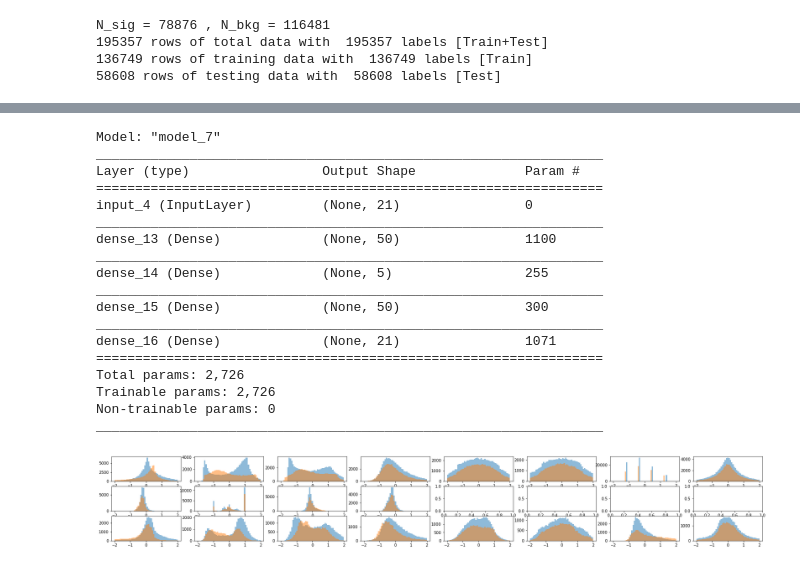
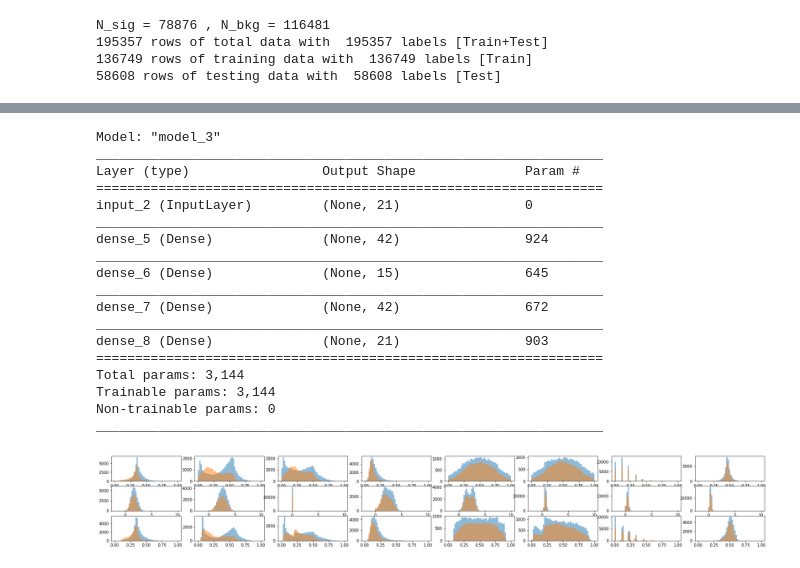
Before and after one commit to neu-physics/anomalyDetection, a Jupyter notebook: autoEncoder/autoEncoder_dihiggsReconstructed.ipynb, the cells around one changed output, grey strips where cells are left out. Cells and saved outputs as stored; diff of their text form; code cells hidden in the pictures.

```diff
--- a/autoEncoder/autoEncoder_dihiggsReconstructed.ipynb
+++ b/autoEncoder/autoEncoder_dihiggsReconstructed.ipynb
@@ -53,7 +60,9 @@ data_train, data_test, labels_train, labels_test = makeTestTrainSamplesWithUserV
 #                                                                             variables, testingFraction)
 
 # ** C. Apply normalization to make 0mean/1sigma data inputs
-sc = StandardScaler()
+#sc = StandarScaler()
+
+sc = MinMaxScaler()
 data_train__norm = sc.fit_transform(data_train)
 data_test__norm = sc.fit_transform(data_test)
 
@@ -67,6 +76,8 @@ data_test__norm  = np.concatenate((data_test__norm, labels_test), 1)
 data_train__norm    = data_train__norm[data_train__norm[:,-1]==0] # training with qcd only
 data_hh_test__norm  = data_test__norm[data_test__norm[:,-1]==1] # testing with dihiggs only
 data_qcd_test__norm = data_test__norm[data_test__norm[:,-1]==0] # testing with qcd only
+labels_hh_test      = labels_test[data_test__norm[:,-1]==1] # testing with dihiggs only
+labels_qcd_test     = labels_test[data_test__norm[:,-1]==0] # testing with qcd only
 
 # drop 'isSignal' from sets
 data_train__norm    = np.delete(data_train__norm, -1, 1)
@@ -84,6 +95,9 @@ N_sig = 78876 , N_bkg = 116481
 # *** 2. Setup auto-encoder network structure
 def newAutoEncoder( _compiler, _data_columns, _encodingDimensions=21, _loss='binary_crossentropy'):
     """function so you don't have to re-run everything everytime"""
+
+    l2_reg = l2(0.01)
+    #l2_reg = l1(0.1)
 
     # Size of our encoded representataion -> compression of factor _encodingDimensions / len(data_columns)
     print(_data_columns.shape)
@@ -97,16 +111,15 @@ def newAutoEncoder( _compiler, _data_columns, _encodingDimensions=21, _loss='bin
     #_encoded = Dense(_encodingDimensions, activation='relu')(_input_img) # relu ORIGINAL
 
     _encoded = Dense(_intermediaryDimensions, activation='relu')(_input_img) # relu ORIGINAL
-    _encoded = Dropout(0.1)(_encoded) # relu ORIGINAL
-
-    _encoded = Dense(_encodingDimensions, activation='tanh')(_encoded) # relu ORIGINAL
+    #_encoded = Dropout(0.1)(_encoded) # relu ORIGINAL
+    _encoded = Dense(_encodingDimensions, activation='relu')(_encoded) # tanh BBT
 
 
     # "decoded" is the lossy reconstruction of the input
     #_decoded = Dense( _data_columns.shape[0], activation='linear')(_encoded) # sigmoid # ORIGINAL
 
-    _decoded = Dense( _intermediaryDimensions, activation='relu')(_encoded) # sigmoid
-    _decoded = Dense( _data_columns.shape[0], activation='linear')(_decoded) # sigmoid
+    _decoded = Dense( _intermediaryDimensions, activation='relu')(_encoded) # relu or tanh BBT
+    _decoded = Dense( _data_columns.shape[0], activation='sigmoid')(_decoded) # linear BBT
 
     # this model maps an input to its reconstruction
     _autoencoder = Model(_input_img, _decoded)
@@ -135,7 +148,7 @@ def newAutoEncoder( _compiler, _data_columns, _encodingDimensions=21, _loss='bin
 # compile the model
 #_copiler = 'adadelta'
 _compiler = 'adam'
-encodedDimensions = 5
+encodedDimensions = 15
 #encodedDimensions = data_train.columns.shape[0] # "identity" encoder
 autoencoder, encoder = newAutoEncoder( _compiler, data_train.columns,
                                       _encodingDimensions=encodedDimensions)
@@ -163,7 +178,7 @@ _________________________________________________________________
 # *** 3. Train the model
 history = autoencoder.fit(data_train__norm, data_train__norm,
                           #data_train, data_train,
-                          epochs=250,
+                          epochs=50,
                           batch_size=512,
                           shuffle=True,
                           validation_data=(data_test__norm, data_test__norm))
@@ -239,52 +252,52 @@ plt.hist(decoded_imgs[:,1], bins=25, alpha=0.5)
 # %%
 autoencoder.summary()
 # %% [output]
-Model: "model_7"
+Model: "model_3"
 _________________________________________________________________
 Layer (type)                 Output Shape              Param #
 =================================================================
-input_4 (InputLayer)         (None, 21)                0
+input_2 (InputLayer)         (None, 21)                0
 _________________________________________________________________
-dense_13 (Dense)             (None, 50)                1100
+dense_5 (Dense)              (None, 42)                924
 _________________________________________________________________
-dense_14 (Dense)             (None, 5)                 255
+dense_6 (Dense)              (None, 15)                645
 _________________________________________________________________
-dense_15 (Dense)             (None, 50)                300
+dense_7 (Dense)              (None, 42)                672
 _________________________________________________________________
-dense_16 (Dense)             (None, 21)                1071
+dense_8 (Dense)              (None, 21)                903
 =================================================================
-Total params: 2,726
-Trainable params: 2,726
+Total params: 3,144
+Trainable params: 3,144
 Non-trainable params: 0
 _________________________________________________________________
 # %%
 n = 8  # how many digits we will display
 #nBins = 25
 #nBins = np.linspace(min(data_train__norm[:,0]), max(data_train__norm[:,0]), 25)
-nBins = np.linspace(-2, 2, 50)
-nBins2 = np.linspace(-2, 2, 50)
+nBins = np.linspace(0, 1, 50)
+nBins2 = np.linspace(-2, 10, 50)
 plt.figure(figsize=(30, 4))
 
 for i in range(n):
     # display original
     ax = plt.subplot(3, n, i + 1)
-    plt.hist(data_train__norm[:,i], bins=nBins, alpha=0.5)
-    plt.hist(data_hh_train__norm[:,i], bins=nBins, alpha=0.5)
+    plt.hist(data_qcd_test__norm[:,i], bins=nBins, alpha=0.5)
+    plt.hist(data_hh_test__norm[:,i], bins=nBins, alpha=0.5)
 
     # display latent
     ax = plt.subplot(3, n, i + 1 + n)
-    if i < (encodedDimensions-1) :
+    if i < (encodedDimensions) :
         plt.hist(encoded_imgs[:, i], bins=nBins2, alpha=0.5)
         plt.hist(encoded_hh_imgs[:, i], bins=nBins2, alpha=0.5)
         #plt.hist(encoded_imgs[:,min(i, encodedDimensions-1)], bins=nBins2, alpha=0.5)
         #plt.hist(encoded_hh_imgs[:,min(i, encodedDimensions-1)], bins=nBins2, alpha=0.5)
 
     # display reconstruction
     ax = plt.subplot(3, n, i + 1 + n*2)
     plt.hist(decoded_imgs[:,i], bins=nBins, alpha=0.5)
     plt.hist(decoded_hh_imgs[:,i], bins=nBins, alpha=0.5)
 
 
 plt.show()
 # %% [output]
-[figure, old version]
+[figure, new version]
```
Also changed, not shown: parts of 20 cells of this notebook, 1 other file.
